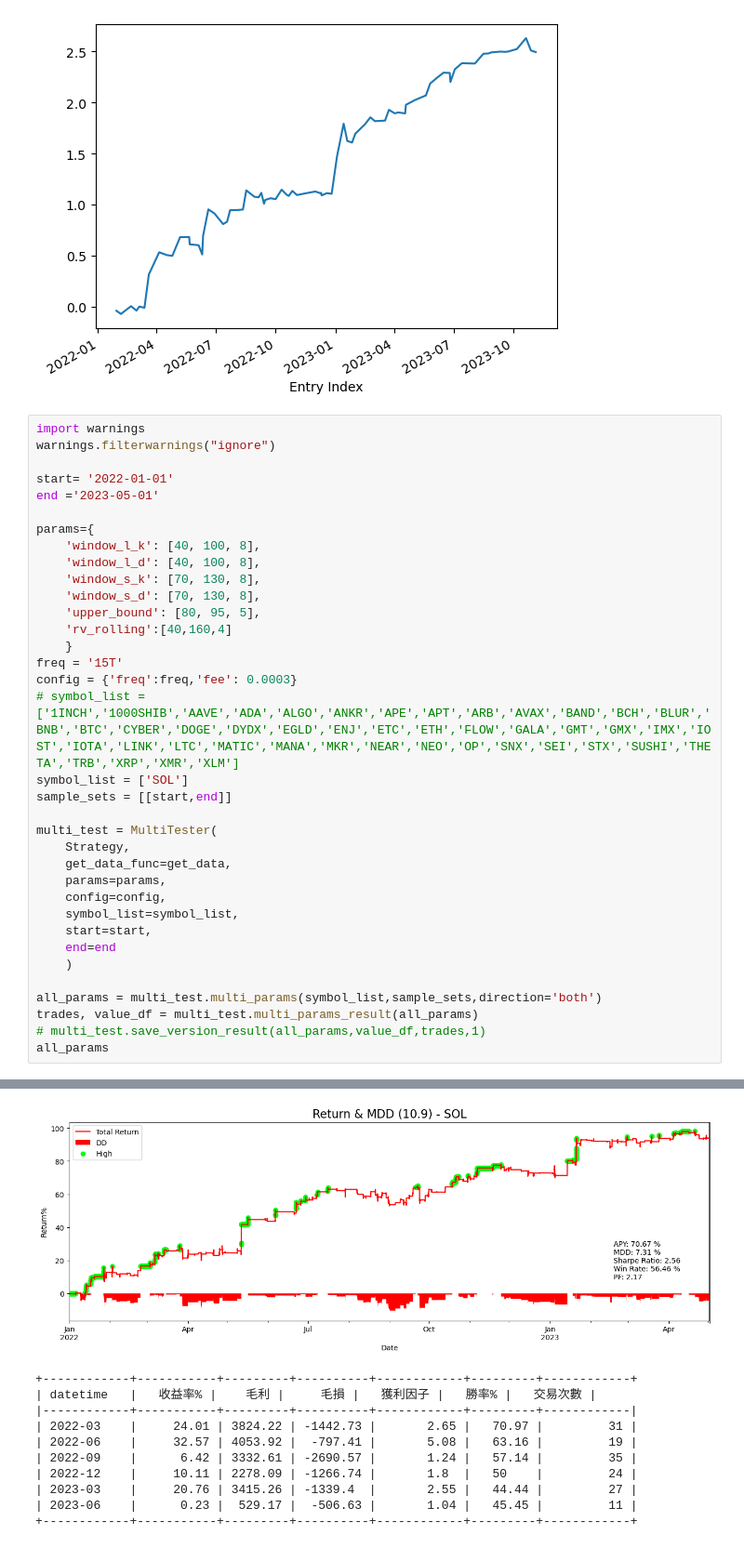
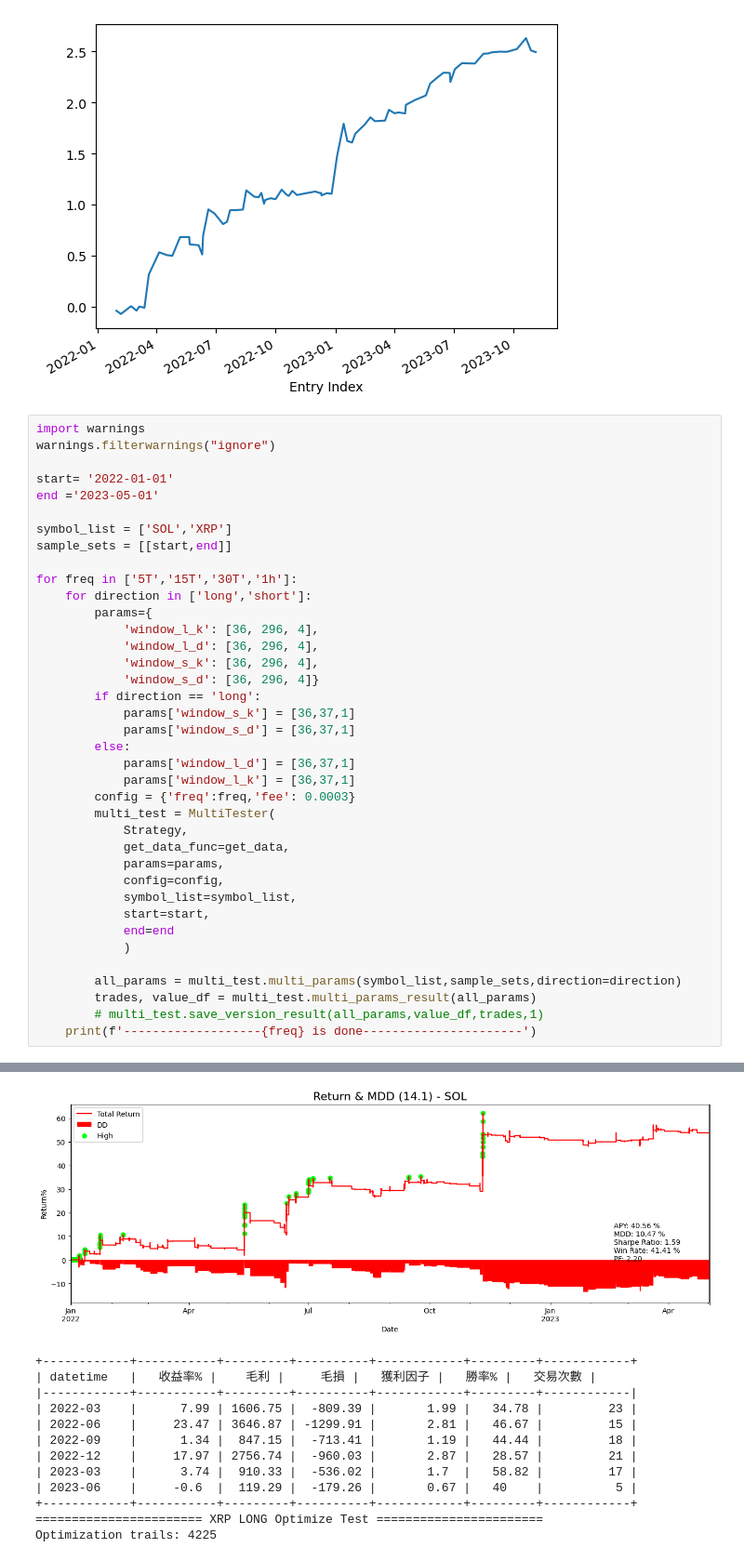
Before and after one commit to JohnsonHsiao/DC_capital_intern, a Jupyter notebook: strategy_research/CTA_TEST/Crypto/mom/bt_lab.ipynb, the cells around one changed output, grey strips where cells are left out. Shown at 93% size. Drawn from its saved outputs; the diff is of its cells as text.

```diff
--- a/strategy_research/CTA_TEST/Crypto/mom/bt_lab.ipynb
+++ b/strategy_research/CTA_TEST/Crypto/mom/bt_lab.ipynb
@@ -80,32 +80,35 @@ warnings.filterwarnings("ignore")
 start= '2022-01-01'
 end ='2023-05-01'
 
-params={
-    'window_l_k': [40, 100, 8],
-    'window_l_d': [40, 100, 8],
-    'window_s_k': [70, 130, 8],
-    'window_s_d': [70, 130, 8],
-    'upper_bound': [80, 95, 5],
-    'rv_rolling':[40,160,4]
-    }
-freq = '15T'
-config = {'freq':freq,'fee': 0.0003}
-# symbol_list = ['1INCH','1000SHIB','AAVE','ADA','ALGO','ANKR','APE','APT','ARB','AVAX','BAND','BCH','BLUR','BNB','BTC','CYBER','DOGE','DYDX','EGLD','ENJ','ETC','ETH','FLOW','GALA','GMT','GMX','IMX','IOST','IOTA','LINK','LTC','MATIC','MANA','MKR','NEAR','NEO','OP','SNX','SEI','STX','SUSHI','THETA','TRB','XRP','XMR','XLM']
-symbol_list = ['SOL']
+symbol_list = ['SOL','XRP']
 sample_sets = [[start,end]]
 
-multi_test = MultiTester(
-    Strategy,
-    get_data_func=get_data,
-    params=params,
-    config=config,
-    symbol_list=symbol_list,
-    start=start,
-    end=end
-    )
+for freq in ['5T','15T','30T','1h']:
+    for direction in ['long','short']:
+        params={
+            'window_l_k': [36, 296, 4],
+            'window_l_d': [36, 296, 4],
+            'window_s_k': [36, 296, 4],
+            'window_s_d': [36, 296, 4]}
+        if direction == 'long':
+            params['window_s_k'] = [36,37,1]
+            params['window_s_d'] = [36,37,1]
+        else:
+            params['window_l_d'] = [36,37,1]
+            params['window_l_k'] = [36,37,1]
+        config = {'freq':freq,'fee': 0.0003}
+        multi_test = MultiTester(
+            Strategy,
+            get_data_func=get_data,
+            params=params,
+            config=config,
+            symbol_list=symbol_list,
+            start=start,
+            end=end
+            )
 
-all_params = multi_test.multi_params(symbol_list,sample_sets,direction='both')
-trades, value_df = multi_test.multi_params_result(all_params)
-# multi_test.save_version_result(all_params,value_df,trades,1)
-all_params
+        all_params = multi_test.multi_params(symbol_list,sample_sets,direction=direction)
+        trades, value_df = multi_test.multi_params_result(all_params)
+        # multi_test.save_version_result(all_params,value_df,trades,1)
+    print(f'-------------------{freq} is done----------------------')
 # %% [output]
@@ -143,11 +146,13 @@ PF * Win Rate: 1.224
-[figure, old version]
+[figure, new version]
 +------------+-----------+---------+----------+------------+---------+------------+
 | datetime   |   收益率% |    毛利 |     毛損 |   獲利因子 |   勝率% |   交易次數 |
 |------------+-----------+---------+----------+------------+---------+------------|
-| 2022-03    |     24.01 | 3824.22 | -1442.73 |       2.65 |   70.97 |         31 |
-| 2022-06    |     32.57 | 4053.92 |  -797.41 |       5.08 |   63.16 |         19 |
-| 2022-09    |      6.42 | 3332.61 | -2690.57 |       1.24 |   57.14 |         35 |
-| 2022-12    |     10.11 | 2278.09 | -1266.74 |       1.8  |   50    |         24 |
-| 2023-03    |     20.76 | 3415.26 | -1339.4  |       2.55 |   44.44 |         27 |
-| 2023-06    |      0.23 |  529.17 |  -506.63 |       1.04 |   45.45 |         11 |
+| 2022-03    |      7.99 | 1606.75 |  -809.39 |       1.99 |   34.78 |         23 |
+| 2022-06    |     23.47 | 3646.87 | -1299.91 |       2.81 |   46.67 |         15 |
+| 2022-09    |      1.34 |  847.15 |  -713.41 |       1.19 |   44.44 |         18 |
+| 2022-12    |     17.97 | 2756.74 |  -960.03 |       2.87 |   28.57 |         21 |
+| 2023-03    |      3.74 |  910.33 |  -536.02 |       1.7  |   58.82 |         17 |
+| 2023-06    |     -0.6  |  119.29 |  -179.26 |       0.67 |   40    |          5 |
 +------------+-----------+---------+----------+------------+---------+------------+
+======================= XRP LONG Optimize Test =======================
+Optimization trails: 4225
```
Also changed, not shown: parts of 1 cell of this notebook, 19 other files.
